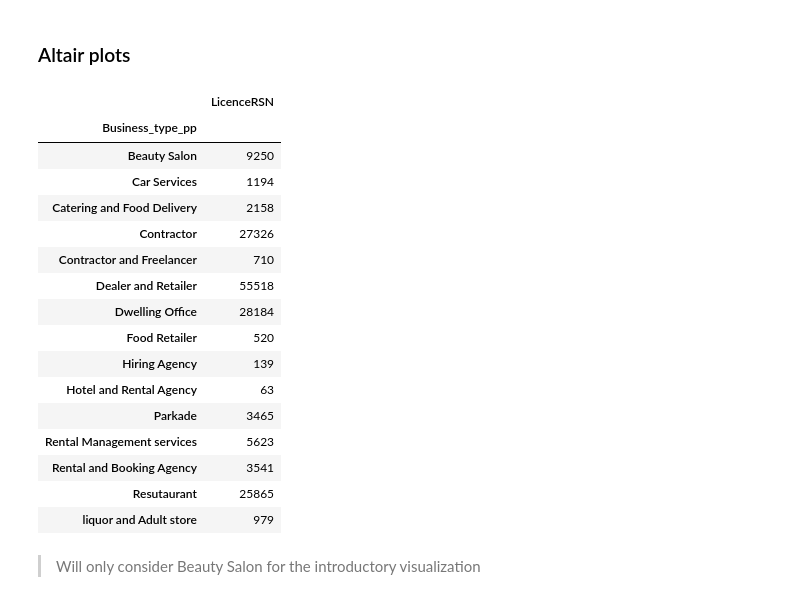
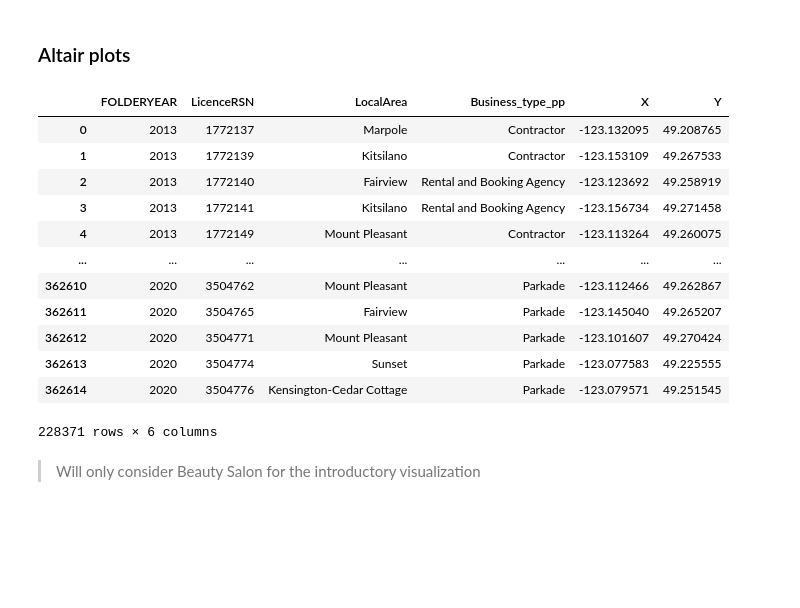
Before and after one commit to EitharAlfatih/Introductory-Analysis-to-Vancouver-Business-Landscape, a Jupyter notebook: Analysis.ipynb, the cells around one changed output. Drawn from its saved outputs; the diff is of its cells as text; code cells hidden in the pictures; blank space fills up the shorter version.

```diff
--- a/Analysis.ipynb
+++ b/Analysis.ipynb
@@ -216,23 +222,3 @@ import ast
 # %%
 dataset["X"] = dataset.Geom.apply(lambda x: ast.literal_eval(x)['coordinates'][0])
 dataset["Y"] = dataset.Geom.apply(lambda x: ast.literal_eval(x)['coordinates'][1])
-# %%
-dataset.groupby(by = "Business_type_pp").aggregate({"LicenceRSN": 'count'})
-# %% [output]
-|  | LicenceRSN |
-| Business_type_pp |  |
-| Beauty Salon | 9250 |
-| Car Services | 1194 |
-| Catering and Food Delivery | 2158 |
-| Contractor | 27326 |
-| Contractor and Freelancer | 710 |
-| Dealer and Retailer | 55518 |
-| Dwelling Office | 28184 |
-| Food Retailer | 520 |
-| Hiring Agency | 139 |
-| Hotel and Rental Agency | 63 |
-| Parkade | 3465 |
-| Rental Management services | 5623 |
-| Rental and Booking Agency | 3541 |
-| Resutaurant | 25865 |
-| liquor and Adult store | 979 |
@@ -239,3 +229,19 @@ dataset.groupby(by = "Business_type_pp").aggregate({"LicenceRSN": 'count'})
+# %%
+dataset
+# %% [output]
+|  | FOLDERYEAR | LicenceRSN | LocalArea | Business_type_pp | X | Y |
+| 0 | 2013 | 1772137 | Marpole | Contractor | -123.132095 | 49.208765 |
+| 1 | 2013 | 1772139 | Kitsilano | Contractor | -123.153109 | 49.267533 |
+| 2 | 2013 | 1772140 | Fairview | Rental and Booking Agency | -123.123692 | 49.258919 |
+| 3 | 2013 | 1772141 | Kitsilano | Rental and Booking Agency | -123.156734 | 49.271458 |
+| 4 | 2013 | 1772149 | Mount Pleasant | Contractor | -123.113264 | 49.260075 |
+| ... | ... | ... | ... | ... | ... | ... |
+| 362610 | 2020 | 3504762 | Mount Pleasant | Parkade | -123.112466 | 49.262867 |
+| 362611 | 2020 | 3504765 | Fairview | Parkade | -123.145040 | 49.265207 |
+| 362612 | 2020 | 3504771 | Mount Pleasant | Parkade | -123.101607 | 49.270424 |
+| 362613 | 2020 | 3504774 | Sunset | Parkade | -123.077583 | 49.225555 |
+| 362614 | 2020 | 3504776 | Kensington-Cedar Cottage | Parkade | -123.079571 | 49.251545 |
+228371 rows × 6 columns
 # %% [markdown]
 > Will only consider Beauty Salon for the introductory visualization
 # %%
```
Also changed, not shown: parts of 13 cells of this notebook.
